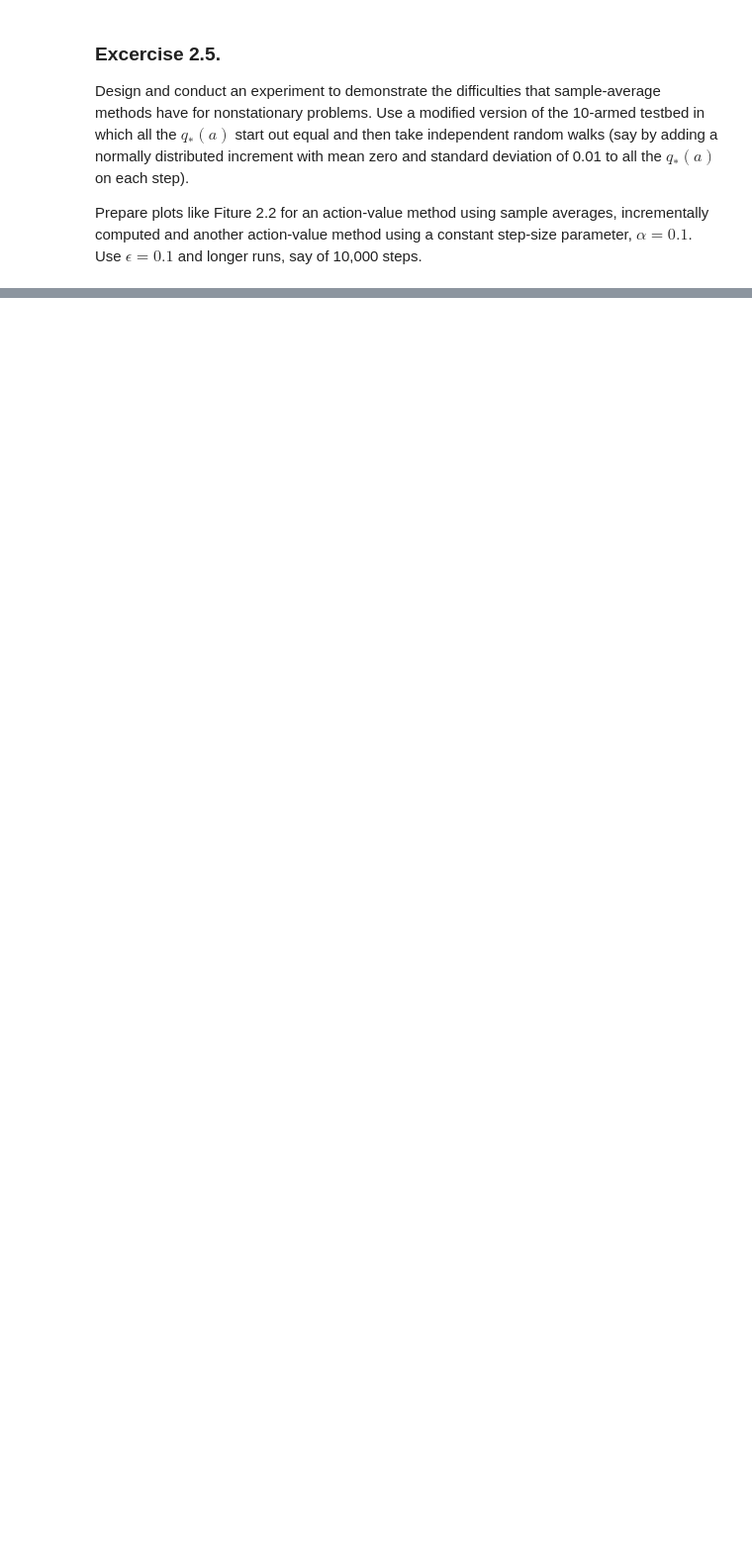
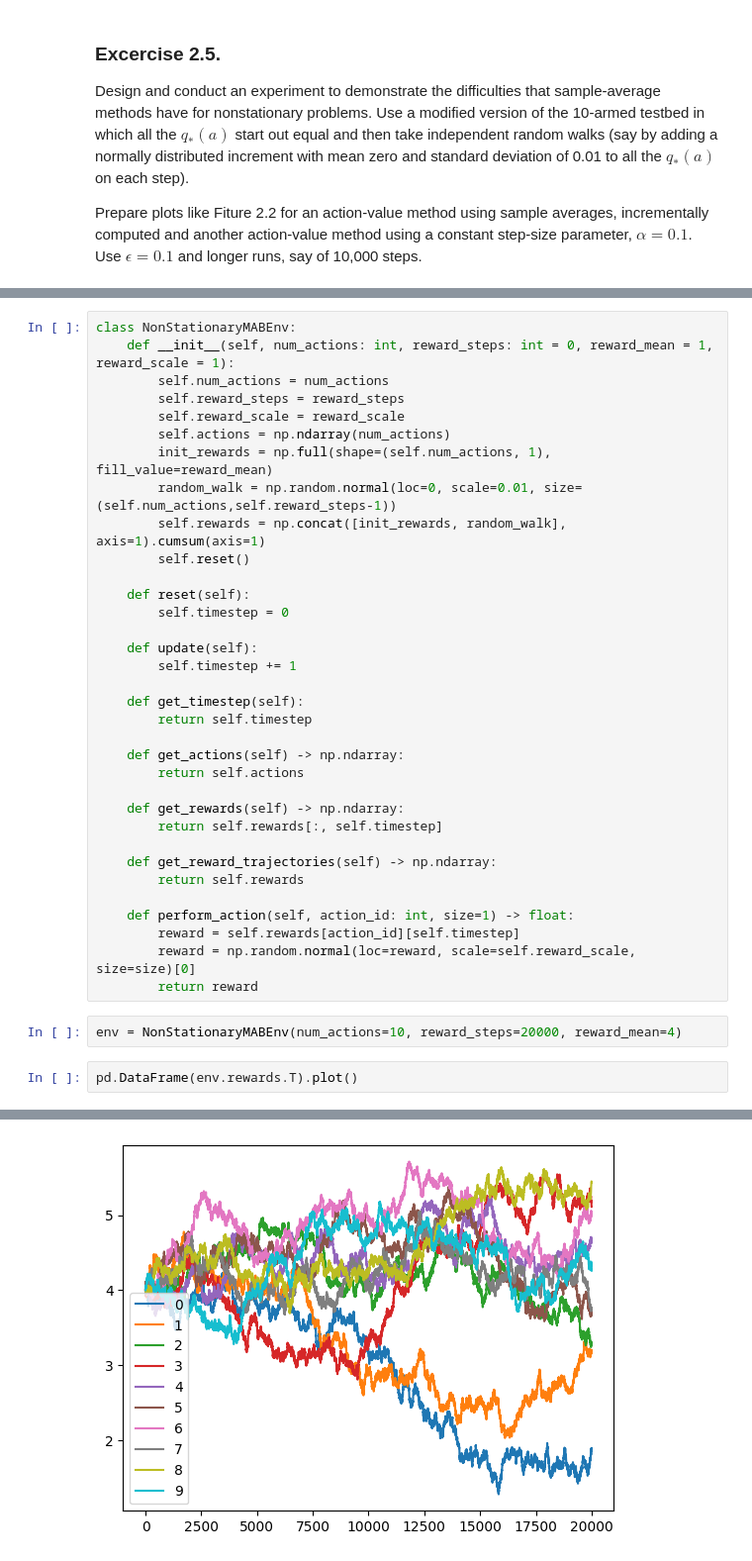
Before and after one commit to chaos-ad/rl-excercises, a Jupyter notebook: rl-book/chapter-02-k-armed-testbed.ipynb, the cells around one changed output, grey strips where cells are left out. Shown at 99% size. Cells and saved outputs as stored; diff of their text form; blank space fills up the shorter version.

```diff
--- a/rl-book/chapter-02-k-armed-testbed.ipynb
+++ b/rl-book/chapter-02-k-armed-testbed.ipynb
@@ -338,0 +244,39 @@ plot_results(run_results)
+# %%
+class NonStationaryMABEnv:
+    def __init__(self, num_actions: int, reward_steps: int = 0, reward_mean = 1, reward_scale = 1):
+        self.num_actions = num_actions
+        self.reward_steps = reward_steps
+        self.reward_scale = reward_scale
+        self.actions = np.ndarray(num_actions)
+        init_rewards = np.full(shape=(self.num_actions, 1), fill_value=reward_mean)
+        random_walk = np.random.normal(loc=0, scale=0.01, size=(self.num_actions,self.reward_steps-1))
+        self.rewards = np.concat([init_rewards, random_walk], axis=1).cumsum(axis=1)
+        self.reset()
+
+    def reset(self):
+        self.timestep = 0
+
+    def update(self):
+        self.timestep += 1
+
+    def get_timestep(self):
+        return self.timestep
+
+    def get_actions(self) -> np.ndarray:
+        return self.actions
+
+    def get_rewards(self) -> np.ndarray:
+        return self.rewards[:, self.timestep]
+
+    def get_reward_trajectories(self) -> np.ndarray:
+        return self.rewards
+
+    def perform_action(self, action_id: int, size=1) -> float:
+        reward = self.rewards[action_id][self.timestep]
+        reward = np.random.normal(loc=reward, scale=self.reward_scale, size=size)[0]
+        return reward
+# %%
+env = NonStationaryMABEnv(num_actions=10, reward_steps=20000, reward_mean=4)
+# %%
+pd.DataFrame(env.rewards.T).plot()
+# %% [output]
@@ -338,0 +284 @@ plot_results(run_results)
+[figure, added]
```
Also changed, not shown: parts of 71 cells of this notebook.
